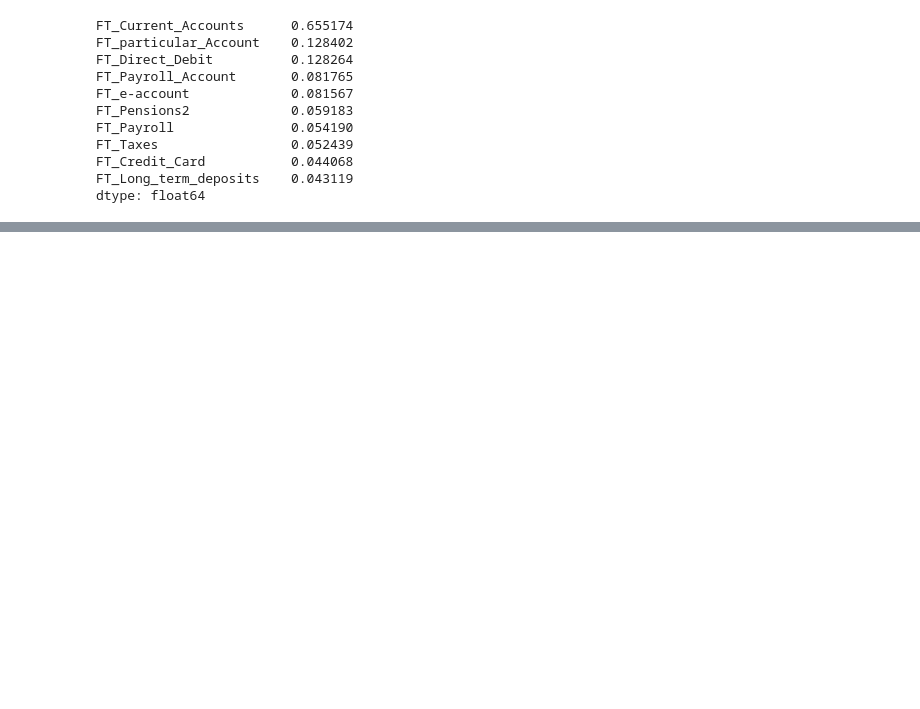
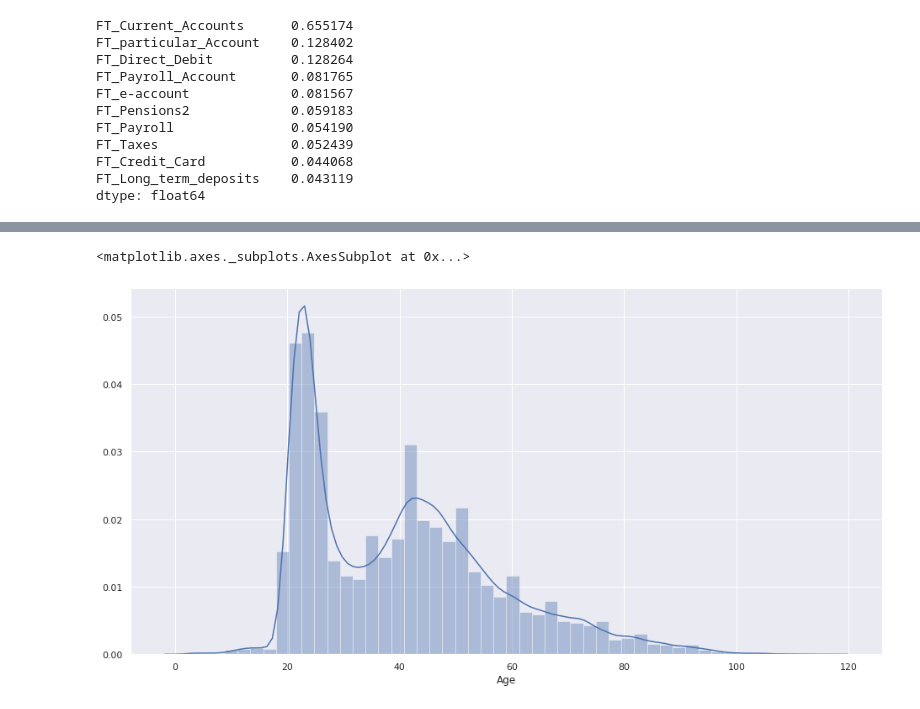
Before and after one commit to user1abcde/kaggle_santander_123, a Jupyter notebook: exploration.ipynb, the cells around one changed output, grey strips where cells are left out. Saved outputs shown, nothing was run; the diff lists cells and outputs as text; code cells hidden in the pictures; blank space fills up the shorter version.

```diff
--- a/exploration.ipynb
+++ b/exploration.ipynb
@@ -97,0 +104,5 @@ Text(0.5, 1, 'features correlation')
+# %%
+sns.distplot(dataset['Age'][~pd.isna(dataset['Age'])])
+# %% [output]
+<matplotlib.axes._subplots.AxesSubplot at 0x...>
+[figure, added]
```
Also changed, not shown: parts of 24 cells of this notebook, 9 other files.
